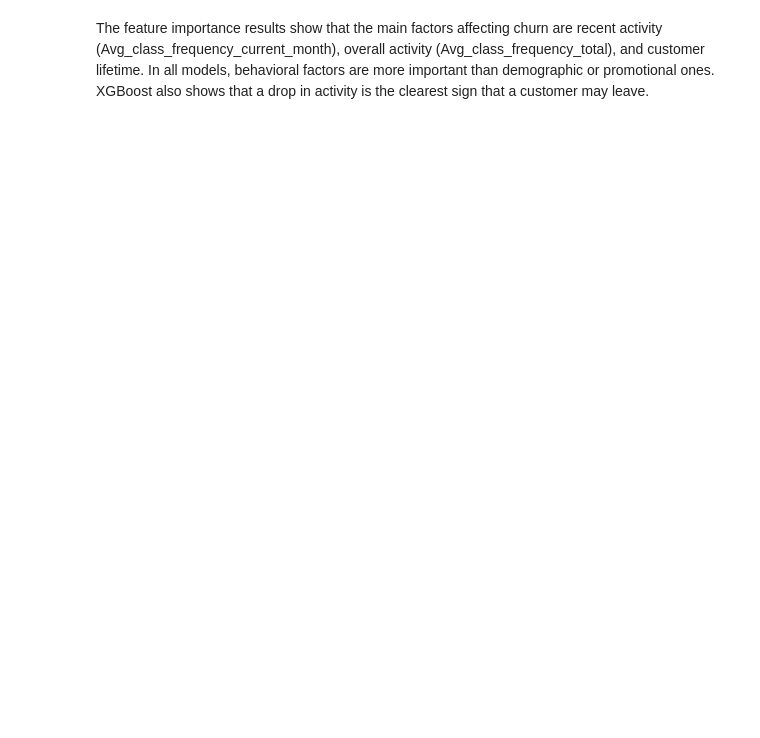
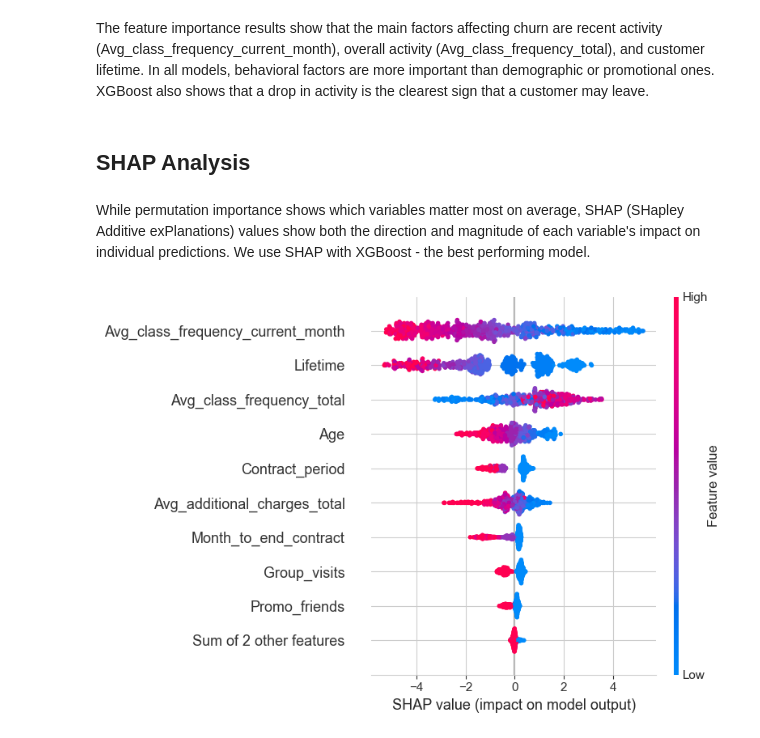
Before and after one commit to kornelia-kozaczewska/churn-prediction, a Jupyter notebook: churn-prediction.ipynb, the cells around one changed output. Cells and saved outputs as stored; diff of their text form; code cells hidden in the pictures; blank space fills up the shorter version.

```diff
--- a/churn-prediction.ipynb
+++ b/churn-prediction.ipynb
@@ -536,2 +536,17 @@ plt.show()
 # %% [markdown]
 The feature importance results show that the main factors affecting churn are recent activity (Avg_class_frequency_current_month), overall activity (Avg_class_frequency_total), and customer lifetime. In all models, behavioral factors are more important than demographic or promotional ones. XGBoost also shows that a drop in activity is the clearest sign that a customer may leave.
+# %% [markdown]
+## SHAP Analysis
+# %% [markdown]
+While permutation importance shows which variables matter most on average, SHAP (SHapley Additive exPlanations) values show both the direction and magnitude of each variable's impact on individual predictions. We use SHAP with XGBoost - the best performing model.
+# %%
+import shap
+
+explainer = shap.TreeExplainer(xgb)
+shap_values = explainer(X_test)
+
+shap.plots.beeswarm(shap_values, show=False)
+plt.tight_layout()
+plt.show()
+# %% [output]
+[figure, added]
```
Also changed, not shown: parts of 6 cells of this notebook, 2 other files.
